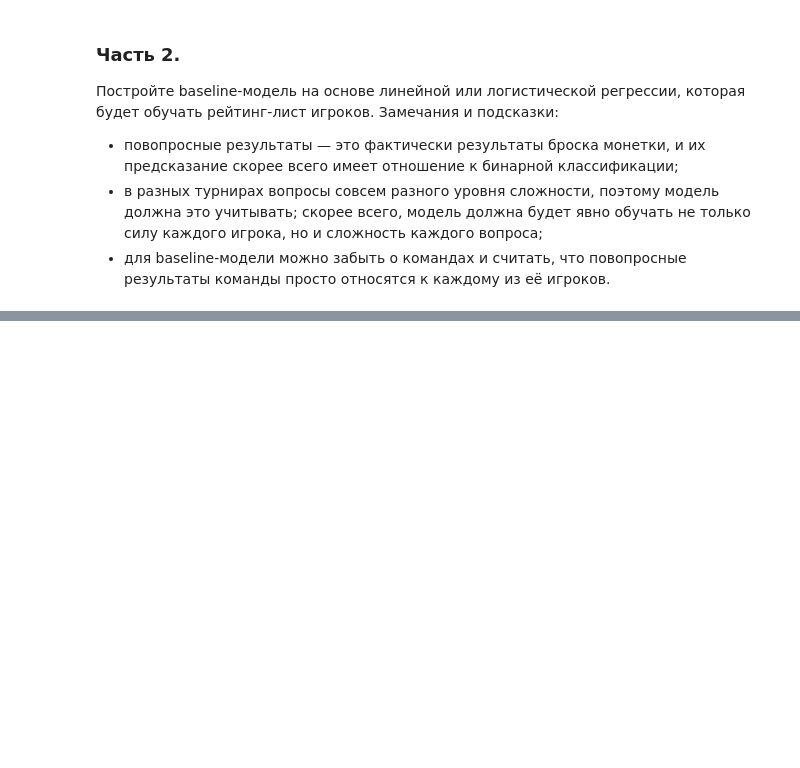
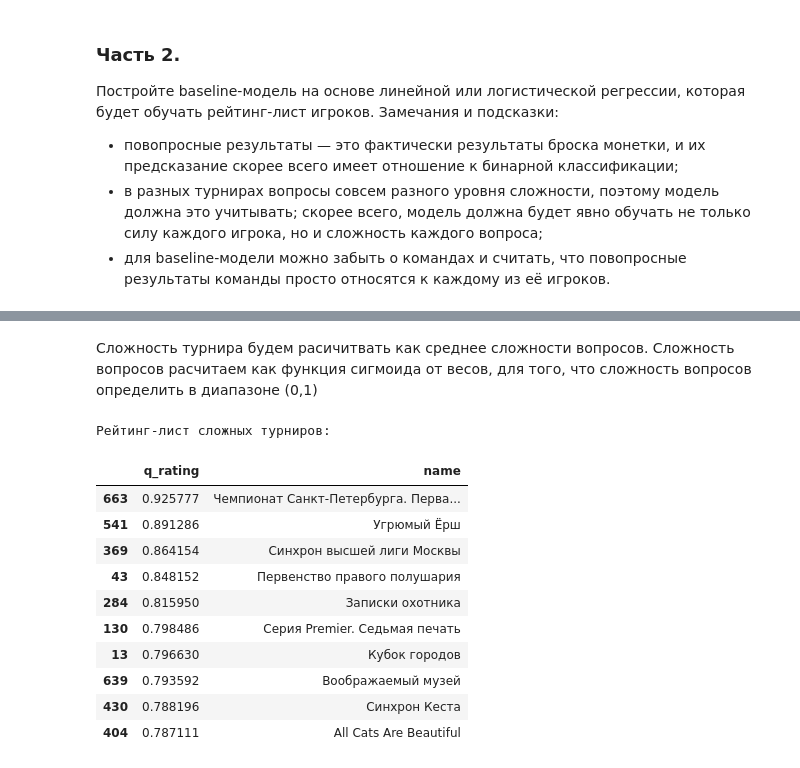
Before and after one commit to IlyasLatypov/MADE_DS, a Jupyter notebook: ADV_ML/HW2/HW2_LatypovID.ipynb, the cells around one changed output, grey strips where cells are left out. Drawn from its saved outputs; the diff is of its cells as text; code cells hidden in the pictures; blank space fills up the shorter version.

```diff
--- a/ADV_ML/HW2/HW2_LatypovID.ipynb
+++ b/ADV_ML/HW2/HW2_LatypovID.ipynb
@@ -238,0 +415,30 @@ ratings.head(15)
+# %%
+M-шаг: 1 итерация (подготовительная)
+eps = 0.0001
+model = SGDClassifier(loss="log", fit_intercept=True, tol=0.001, alpha = 0.0000001, n_jobs = -1)
+model.fit(X_csr, y)
+
+# расчет метрик
+mu_w = model.intercept_[0]
+players_w = model.coef_[0, question_numbers:]
+question_w = model.coef_[0, :question_numbers]
+rating = {ind:weight for ind, weight in enumerate(model.coef_[0, question_numbers:])}
+ratings = train_result[['player_dop_id', 'player_name']].drop_duplicates()
+ratings['rating'] = ratings['player_dop_id'].apply(lambda x: sigmoid(rating[x]))
+ratings = ratings.reset_index(drop=True)
+test_result.drop(columns = ["rating"], inplace=True)
+train_result.drop(columns = ["rating"], inplace=True)
+test_result = pd.merge(test_result, ratings[["rating","player_dop_id"]], on='player_dop_id', how="left")
+train_result = pd.merge(train_result, ratings[["rating","player_dop_id"]], on='player_dop_id', how="left")
+print("Итерация №1 (подготовительная)")
+calc_metrics(train_result, test_result)
+
+# Е-шаг: 1 итерация (подготовительная)
+X_data["sigma_ij"] = model.predict_proba(X_csr)[:,1]
+temp = pd.DataFrame(X_data.groupby(by = "tournament_team_id")["sigma_ij"].agg([team_rating]))
+temp = temp.reset_index()
+if "team_rating" in X_data.columns:
+    X_data.drop(columns=["team_rating"],inplace=True)
+X_data = pd.merge(X_data, temp, how="left", on="tournament_team_id")
+X_data["y_new_iter"] = y * X_data["sigma_ij"].values / X_data["team_rating"].values
+y_new = np.clip(X_data["y_new_iter"].values, eps, 1 - eps)
@@ -238,0 +510,30 @@ ratings.head(15)
+# %% [markdown]
+Cложность турнира будем расичитвать как среднее сложности вопросов. Сложность вопросов расчитаем как функция сигмоида от весов, для того, что сложность вопросов определить в диапазоне (0,1)
+# %%
+question_w = sigmoid(-model.coef_[:question_numbers])
+q_rating = train_result[['tournament_id', 'mask_length', 'tournament_dop_id']].drop_duplicates()
+q_rating = pd.merge(q_rating, data_tournament[["id","name"]].rename(columns={"id":"tournament_id"}),
+                    on='tournament_id', how="left")
+
+q_rating["q_rating"] = 0
+for ind in range(q_rating.shape[0]):
+    tournament_dop_id = q_rating.iloc[ind]['tournament_dop_id']
+    mask_length = q_rating.iloc[ind]['mask_length']
+    start_ind = question_start_ids[tournament_dop_id]
+    q_rating["q_rating"].iloc[ind] = question_w[start_ind:start_ind+mask_length].mean()
+# %%
+print('Рейтинг-лист сложных турниров:')
+display(q_rating[["q_rating", "name"]].sort_values(by = ['q_rating'], ascending=False).head(10))
+# %% [output]
+Рейтинг-лист сложных турниров:
+|  | q_rating | name |
+| 663 | 0.925777 | Чемпионат Санкт-Петербурга. Перва... |
+| 541 | 0.891286 | Угрюмый Ёрш |
+| 369 | 0.864154 | Синхрон высшей лиги Москвы |
+| 43 | 0.848152 | Первенство правого полушария |
+| 284 | 0.815950 | Записки охотника |
+| 130 | 0.798486 | Серия Premier. Седьмая печать |
+| 13 | 0.796630 | Кубок городов |
+| 639 | 0.793592 | Воображаемый музей |
+| 430 | 0.788196 | Синхрон Кеста |
+| 404 | 0.787111 | All Cats Are Beautiful |
```
Also changed, not shown: parts of 26 cells of this notebook.
